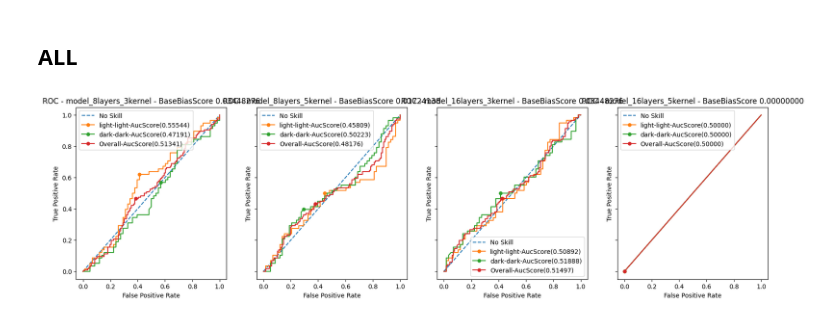
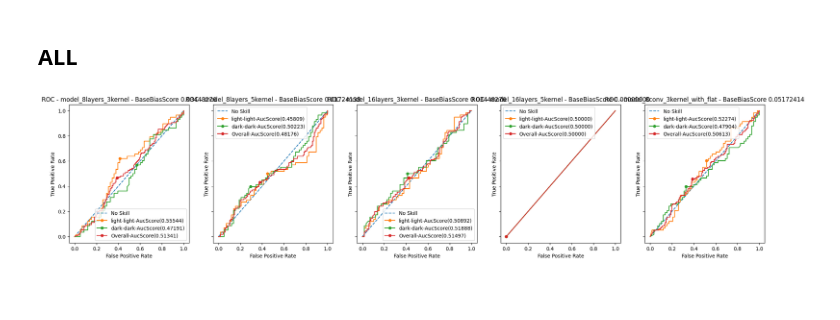
Before and after one commit to GhaidaAlAtoum/CS8321_FinalLab, a Jupyter notebook: code/compiling_results/Compilingresults.ipynb, the cells around one changed output. Drawn from its saved outputs; the diff is of its cells as text; code cells hidden in the pictures; blank space fills up the shorter version.

```diff
--- a/code/compiling_results/Compilingresults.ipynb
+++ b/code/compiling_results/Compilingresults.ipynb
@@ -39,2 +45,2 @@ PATH_TO_WEIGHTS = {
 # %%
-model_8layers_3kernel = load_model(PATH_TO_WEIGHTS["8_layers_3_kernel_no_flat"])
+model_8layers_3kernel_all = load_model(PATH_TO_WEIGHTS["8_layers_3_kernel_no_flat"])
@@ -49,3 +47,8 @@ model_8layers_3kernel = load_model(PATH_TO_WEIGHTS["8_layers_3_kernel_no_flat"])
+# %%
+model_8layers_3kernel = Model(
+    inputs = model_8layers_3kernel.input,
+    outputs = model_8layers_3kernel.get_layer('flatten').output
+)
 # %%
 model_8layers_3kernel.trainable = False
 model_8layers_3kernel._name = "model_8layers_3kernel" #Due to a miss up in config
@@ -154,7 +137,7 @@ Keras Version: 2.12.0
 Python 3.8.19 (default, Apr  6 2024, 17:58:10)
 [GCC 11.4.0]
 # %%
-model_8layers_3kernel_result = PredictionToolKit.predict(
+model_8layers_3kernel_wit_flat_result = PredictionToolKit.predict(
     feature_name = 'binary_race',
     unique_image_id_col_name = 'image_id',
     file_path_col_name = 'file_path',
@@ -162,7 +145,7 @@ model_8layers_3kernel_result = PredictionToolKit.predict(
     y_col = 'y_match_per_group',
     image_dir = IMAGE_DIR,
     dataset = all_pairs,
-    model = model_8layers_3kernel,
+    model = model_8layers_3kernel_with_flat,
     verbose = 0,
     best_threshold_method = 'gmeans'
 )
@@ -172,0 +178,13 @@ model_8layers_3kernel_result = PredictionToolKit.predict(
+# %%
+model_8layers_3kernel_result = PredictionToolKit.predict(
+    feature_name = 'binary_race',
+    unique_image_id_col_name = 'image_id',
+    file_path_col_name = 'file_path',
+    pair_id_col_name = 'gid',
+    y_col = 'y_match_per_group',
+    image_dir = IMAGE_DIR,
+    dataset = all_pairs,
+    model = model_8layers_3kernel,
+    verbose = 0,
+    best_threshold_method = 'gmeans'
+)
@@ -322,11 +342,12 @@ PredictionPlotKit.plot_roc(model_16layers_5kernel_result)
 # %%
 PredictionPlotKit.plot_multiple_roc(
     [
         model_8layers_3kernel_result,
         model_8layers_5kernel_result,
         model_16layers_3kernel_result,
-        model_16layers_5kernel_result
+        model_16layers_5kernel_result,
+        model_8layers_3kernel_wit_flat_result
     ]
 )
 # %% [output]
-[figure, old version]
+[figure, new version]
```
Also changed, not shown: parts of 11 cells of this notebook, 6 other files.
